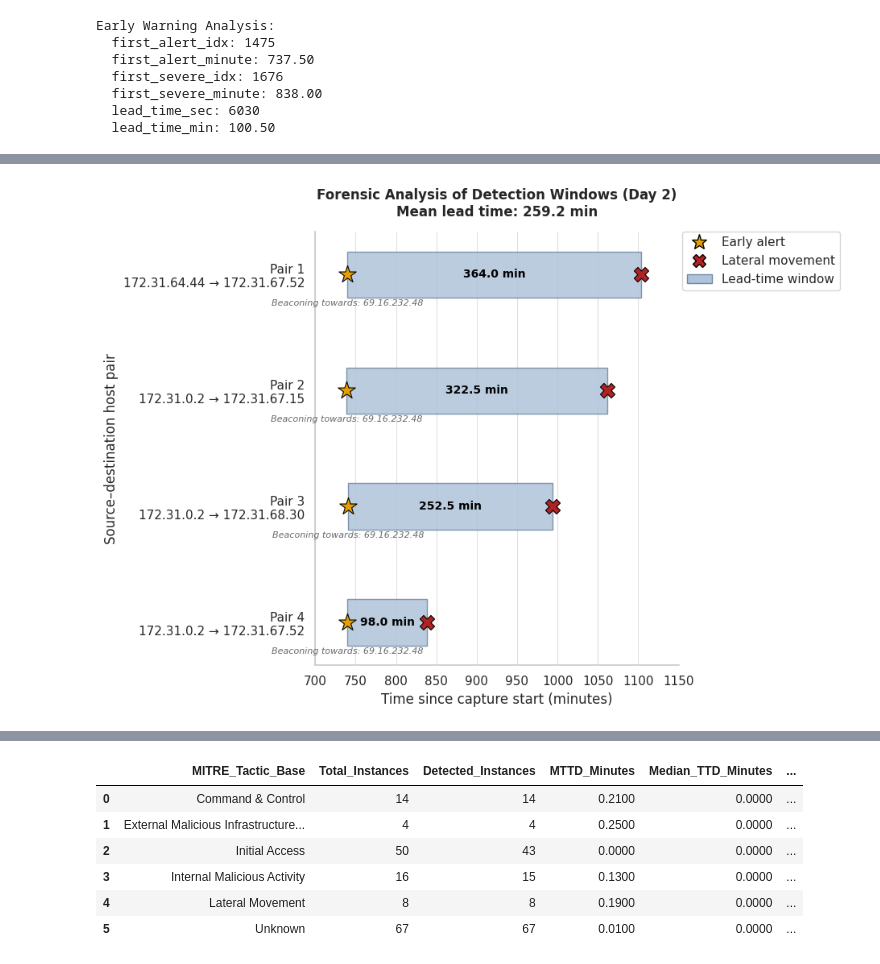
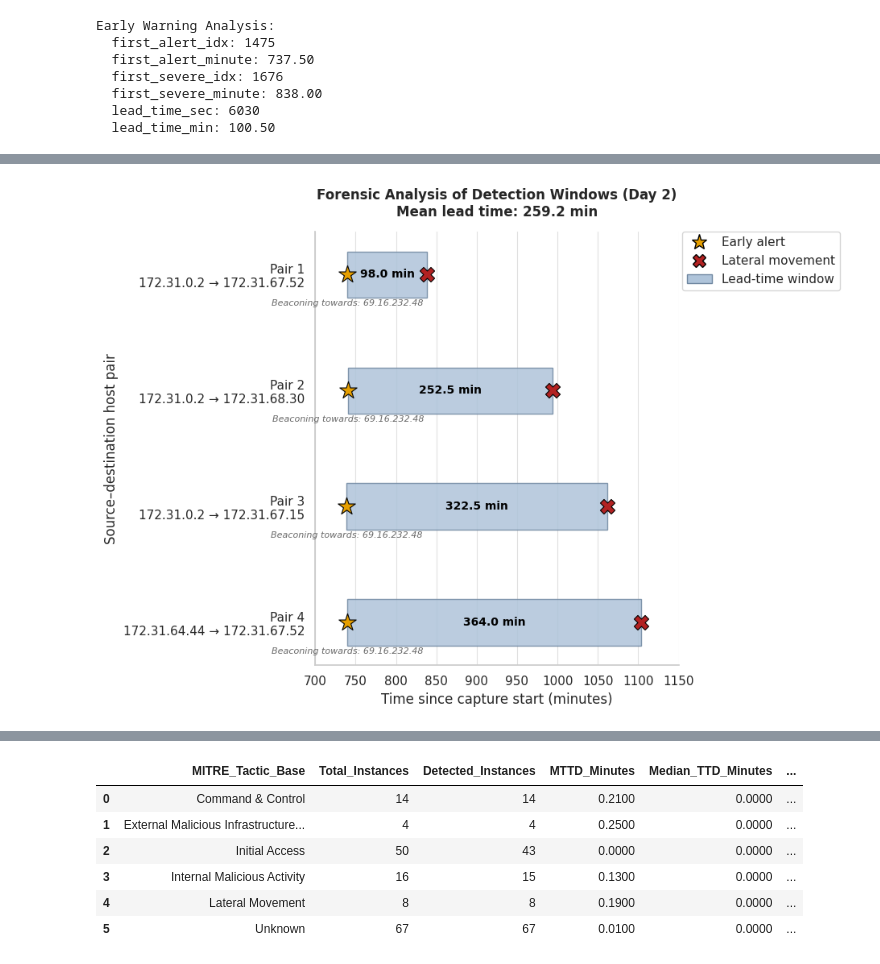
Before and after one commit to tatipar/temporalgnn-nids, a Jupyter notebook: code/python/notebook/mitre_comparison.ipynb, the cells around one changed output, grey strips where cells are left out. Cells and saved outputs as stored; diff of their text form; code cells hidden in the pictures.

```diff
--- a/code/python/notebook/mitre_comparison.ipynb
+++ b/code/python/notebook/mitre_comparison.ipynb
@@ -842,7 +842,7 @@ Command & Control    4
 from matplotlib.lines import Line2D
 from matplotlib.patches import Patch
 
-df_plot = df_lm.sort_values('Lateral_Movement_Min', ascending=False).reset_index(drop=True)
+df_plot = df_lm.sort_values('Lateral_Movement_Min', ascending=True).reset_index(drop=True)
 y_labels = [
     f"Pair {i+1}\n{row['LM_Source']} → {row['LM_Dest']}"
     for i, row in df_plot.iterrows()
@@ -877,31 +877,31 @@ for i, row in df_plot.iterrows():
                 ha='center', va='top', fontsize=8, color='dimgray',
                 style='italic', zorder=6)
 
 ax.set_yticks(y_positions)
 ax.set_yticklabels(y_labels)
 ax.set_xlim(700, 1150)
 ax.set_xlabel('Time since capture start (minutes)')
 ax.set_ylabel('Source–destination host pair')
 ax.set_title(
     f'Forensic Analysis of Detection Windows (Day 2)\nMean lead time: {avg_lead:.1f} min',
     pad=14, fontweight='bold')
 ax.invert_yaxis()
 ax.grid(axis='x', color='#D9D9D9', linewidth=0.8, alpha=0.8)
 ax.grid(axis='y', visible=False)
 ax.spines['top'].set_visible(False)
 ax.spines['right'].set_visible(False)
 
 legend_handles = [
     Line2D([0], [0], marker='*', color='w', markerfacecolor=alert_color,
            markeredgecolor='black', markersize=14, label='Early alert'),
     Line2D([0], [0], marker='X', color='w', markerfacecolor=lm_color,
            markeredgecolor='black', markersize=12, label='Lateral movement'),
     Patch(facecolor=bar_color, edgecolor=bar_edge, label='Lead-time window'),
 ]
 ax.legend(handles=legend_handles, loc='upper left',
           bbox_to_anchor=(1.01, 1.0), frameon=True, borderaxespad=0.0)
 plt.tight_layout(rect=[0, 0, 0.83, 1])
 plt.savefig(f'{PLOTS_DIR}/forensic_detection_windows.png', dpi=300, bbox_inches='tight')
 plt.show()
 # %% [output]
-[figure, old version]
+[figure, new version]
```
Also changed, not shown: parts of 6 cells of this notebook.
